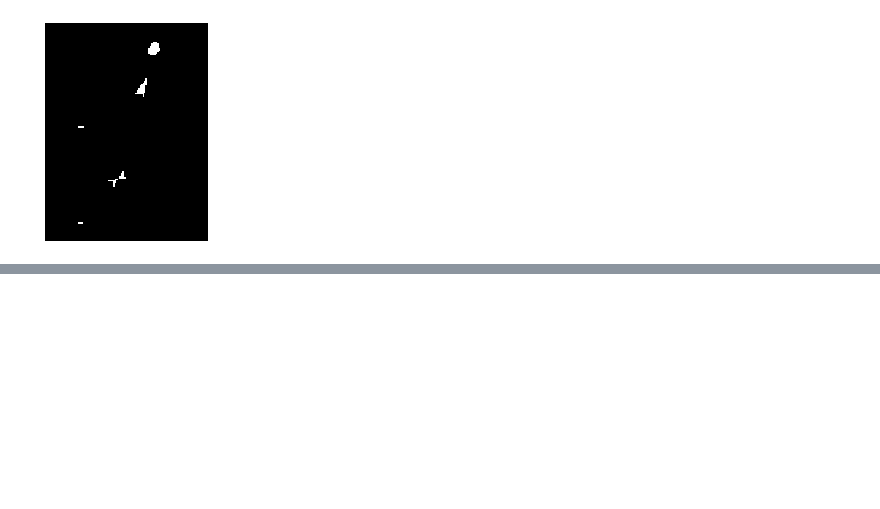
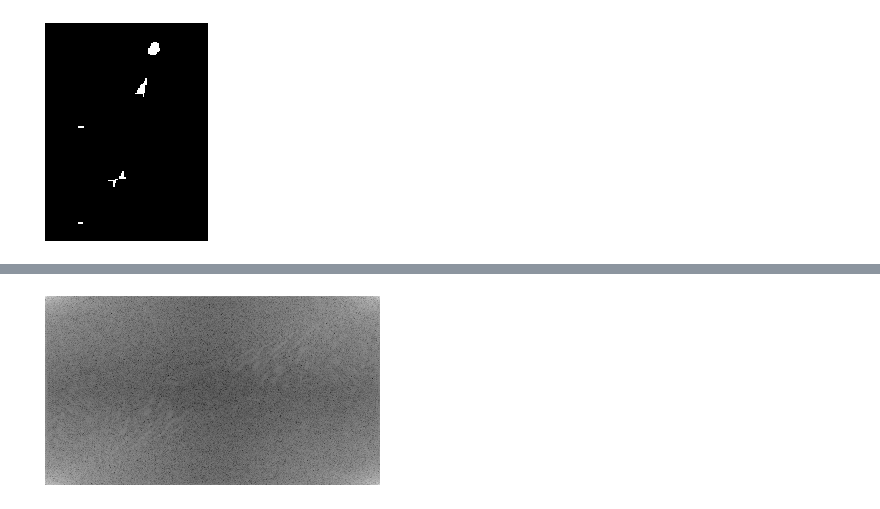
Before and after one commit to PavloZakala/ML_projects, a Jupyter notebook: EdgeDetection.ipynb, the cells around one changed output, grey strips where cells are left out. Saved outputs shown, nothing was run; the diff lists cells and outputs as text; code cells hidden in the pictures; blank space fills up the shorter version.

```diff
--- a/EdgeDetection.ipynb
+++ b/EdgeDetection.ipynb
@@ -319,0 +350,6 @@ show_img(cv_hitmiss_img)
+# %%
+fourier2 = np.fft.fft2(img2)
+fourier_img2 = (23*np.log(np.abs(fourier2)))#.astype("uint8")
+show_img(fourier_img2)
+# %% [output]
+[figure, added]
```
Also changed, not shown: parts of 25 cells of this notebook.
